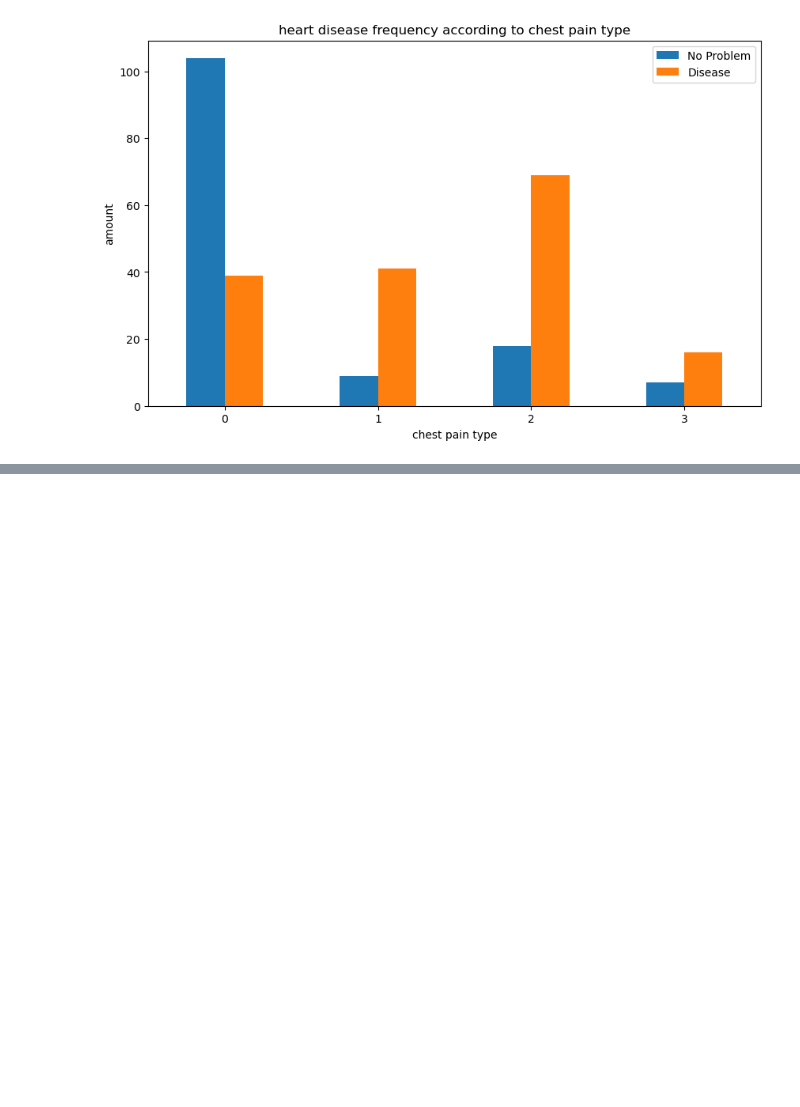
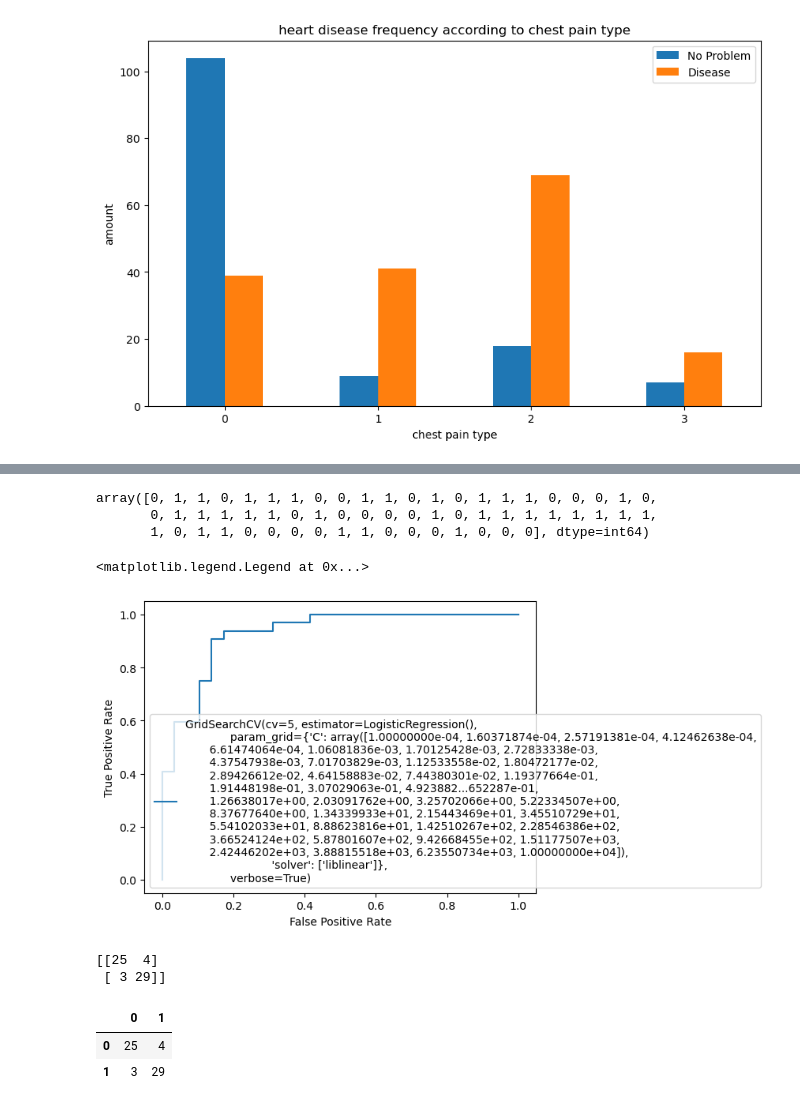
Before and after one commit to Kkhokho/Heart_Disease, a Jupyter notebook: Head to tail classification.ipynb, the cells around one changed output, grey strips where cells are left out. Cells and saved outputs as stored; diff of their text form; code cells hidden in the pictures; blank space fills up the shorter version.

```diff
--- a/Head to tail classification.ipynb
+++ b/Head to tail classification.ipynb
@@ -245,0 +407,10 @@ ModuleNotFoundError: No module named 'seaborn'
+# %%
+np.random.seed(42)
+# Setup random hyperparameter search for ramdomforestclassifier
+rf_log_reg = RandomizedSearchCV(estimator=RandomForestClassifier(),
+                                param_distributions = rf_gird,
+                                cv = 5,
+                                n_iter=20, # Number of try
+                                verbose=True)
+# Fit random hyperparameter search model for LogisticRegression
+rf_log_reg.fit(X_train,y_train);
@@ -245,0 +434,11 @@ ModuleNotFoundError: No module named 'seaborn'
+# %%
+reg_grid = {"C":np.logspace(-4,4,40),
+            "solver":["liblinear"]}
+np.random.seed(42)
+# Setup random hyperparameter search for LogisticRegression
+rs_log_reg = GridSearchCV(estimator=LogisticRegression(),
+                                param_grid=reg_grid,
+                                cv = 5,
+                                verbose=True)
+# Fit random hyperparameter search model for LogisticRegression
+rs_log_reg.fit(X_train,y_train);
@@ -245,0 +466,9 @@ ModuleNotFoundError: No module named 'seaborn'
+# %%
+y_preds
+# %% [output]
+array([0, 1, 1, 0, 1, 1, 1, 0, 0, 1, 1, 0, 1, 0, 1, 1, 1, 0, 0, 0, 1, 0,
+       0, 1, 1, 1, 1, 1, 0, 1, 0, 0, 0, 0, 1, 0, 1, 1, 1, 1, 1, 1, 1, 1,
+       1, 0, 1, 1, 0, 0, 0, 0, 1, 1, 0, 0, 0, 1, 0, 0, 0], dtype=int64)
+# %%
+y_probs = rs_log_reg.predict_proba(X_test)
+y_probs_positive = y_probs[:,1]
@@ -245,0 +484,22 @@ ModuleNotFoundError: No module named 'seaborn'
+# %%
+fpr,tpr,t = roc_curve(y_test,y_probs_positive)
+# %%
+roc_display = RocCurveDisplay(fpr=fpr, tpr=tpr, estimator_name=rs_log_reg)
+roc_display.plot()
+plt.legend()
+# %% [output]
+<matplotlib.legend.Legend at 0x...>
+[figure, added]
+# %%
+# Confusion matrix
+print(confusion_matrix(y_test,y_preds))
+# %% [output]
+[[25  4]
+ [ 3 29]]
+# %%
+a = pd.DataFrame(confusion_matrix(y_test,y_preds))
+a
+# %% [output]
+|  | 0 | 1 |
+| 0 | 25 | 4 |
+| 1 | 3 | 29 |
```
Also changed, not shown: parts of 44 cells of this notebook.
